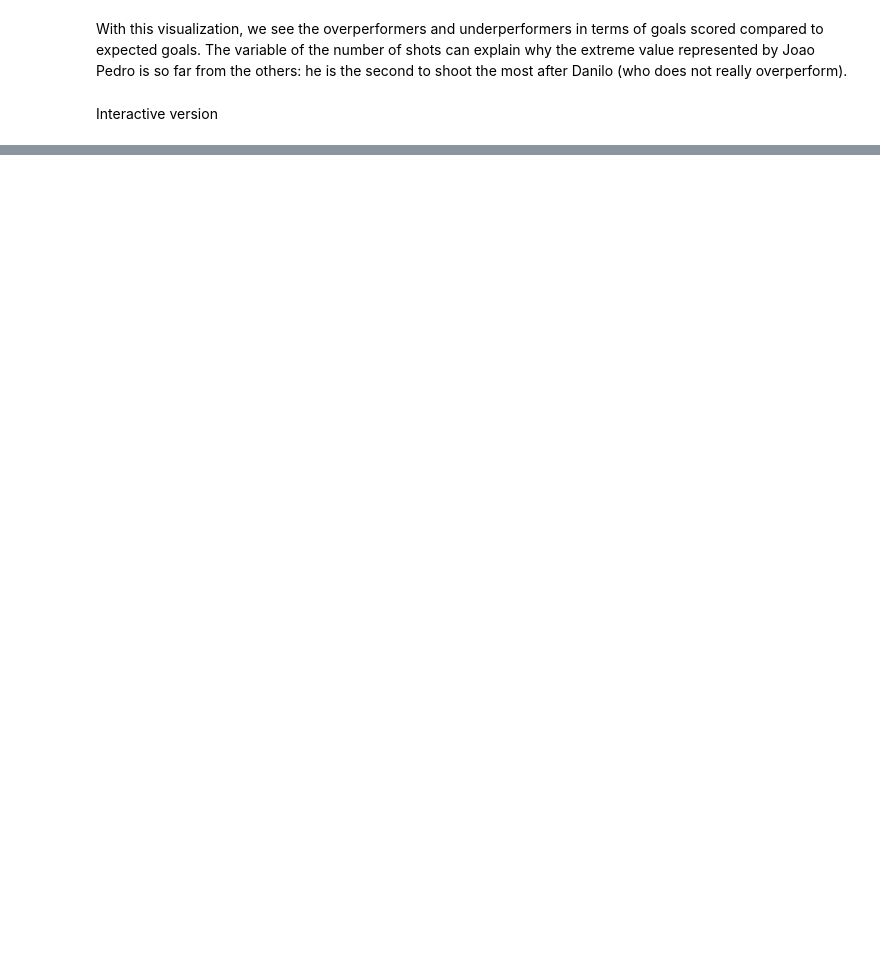
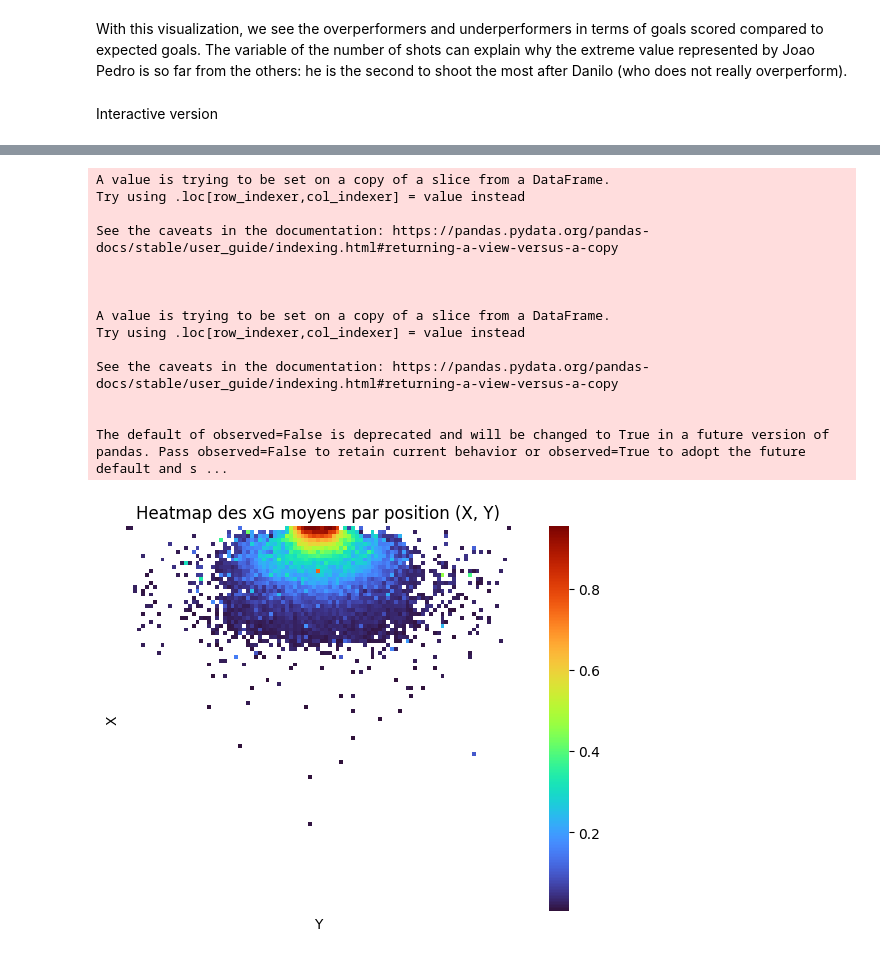
Before and after one commit to Plestan/Football-shots-analysis, a Jupyter notebook: analysis.ipynb, the cells around one changed output, grey strips where cells are left out. Cells and saved outputs as stored; diff of their text form; code cells hidden in the pictures; blank space fills up the shorter version.

```diff
--- a/analysis.ipynb
+++ b/analysis.ipynb
@@ -318,0 +332,43 @@ fig.show()
+# %%
+x_bins = np.linspace(0, 1, 100)
+y_bins = np.linspace(0, 1, 100)
+
+goals = shots[shots['result'] == 1]
+
+goals['x_bin'] = pd.cut(goals['X'], bins=x_bins)
+goals['y_bin'] = pd.cut(goals['Y'], bins=y_bins)
+
+# Moyenne des xG par case
+heatmap_data = goals.groupby(['x_bin', 'y_bin'])['xG Understat'].mean().unstack()
+
+plt.figure(figsize=(10, 5))
+ax = sns.heatmap(
+    heatmap_data,
+    cmap='turbo',
+    square=True,
+    cbar=True
+)
+
+ax.invert_yaxis()
+ax.set_xticks([])
+ax.set_yticks([])
+ax.set_xlabel('Y')
+ax.set_ylabel('X')
+plt.title("Heatmap des xG moyens par position (X, Y)")
+plt.show()
+# %% [output]
+A value is trying to be set on a copy of a slice from a DataFrame.
+Try using .loc[row_indexer,col_indexer] = value instead
+
+See the caveats in the documentation: https://pandas.pydata.org/pandas-docs/stable/user_guide/indexing.html#returning-a-view-versus-a-copy
+
+
+
+A value is trying to be set on a copy of a slice from a DataFrame.
+Try using .loc[row_indexer,col_indexer] = value instead
+
+See the caveats in the documentation: https://pandas.pydata.org/pandas-docs/stable/user_guide/indexing.html#returning-a-view-versus-a-copy
+
+
+The default of observed=False is deprecated and will be changed to True in a future version of pandas. Pass observed=False to retain current behavior or observed=True to adopt the future default and s ...
+[figure, added]
```
Also changed, not shown: parts of 10 cells of this notebook.
